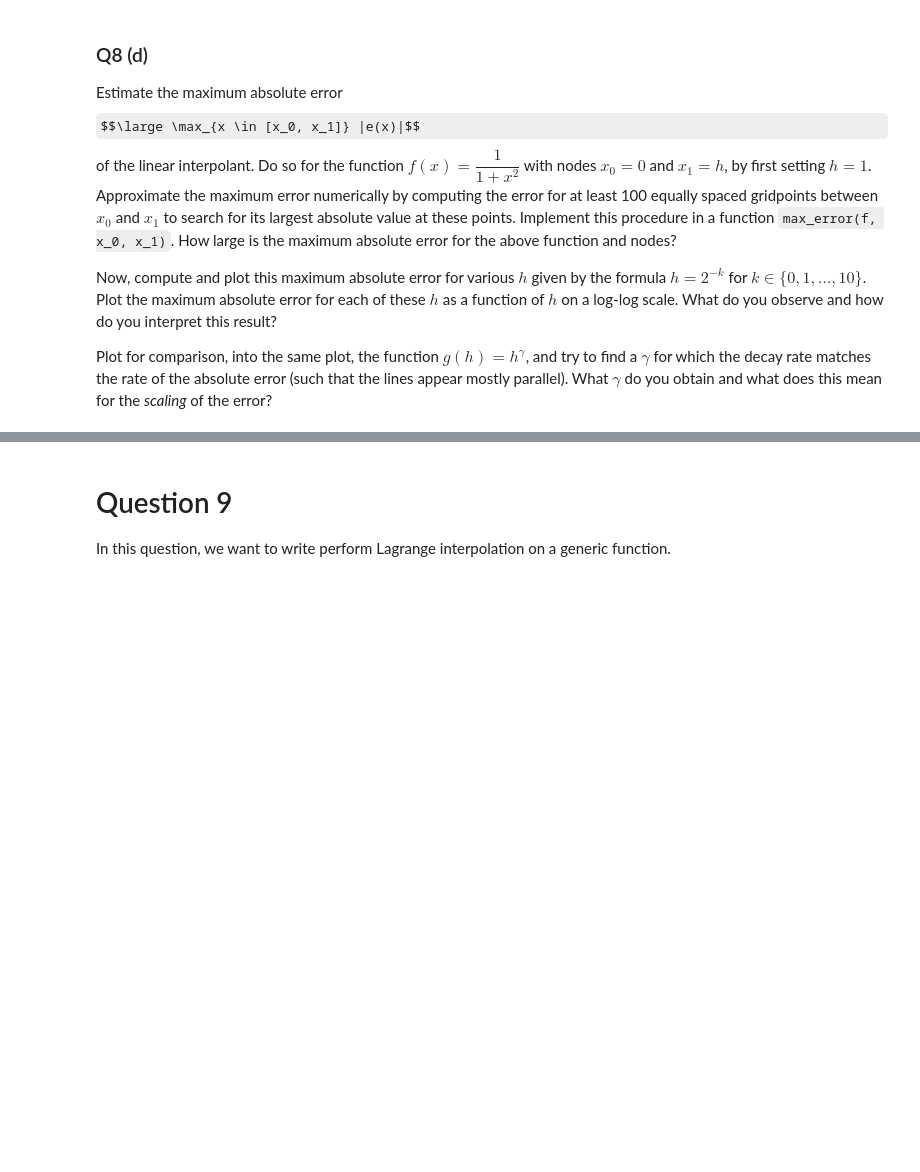
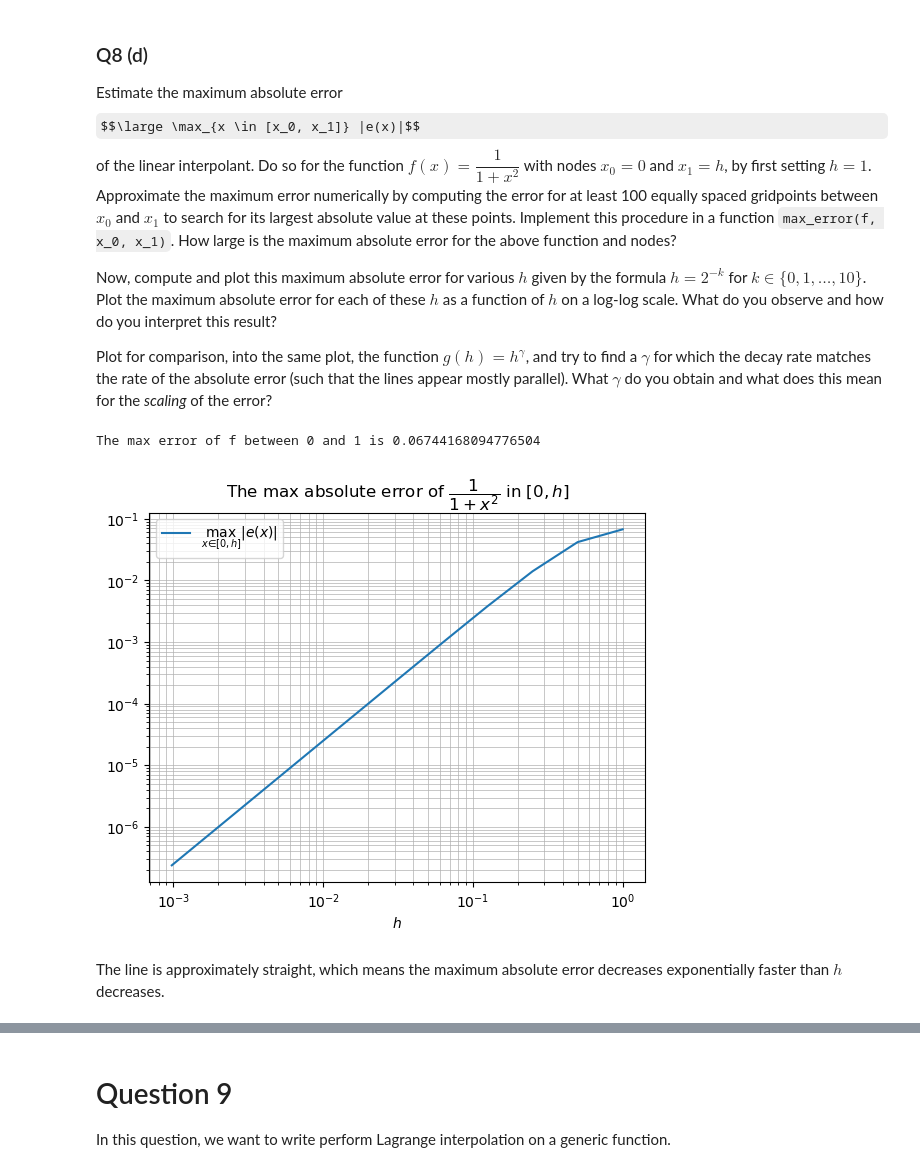
Before and after one commit to DoctorDalek1963/uni, a Jupyter notebook: second-year/MA2K4-Numerical-Methods-and-Computing/Ass-1/Dyson_Dyson_5503449_MA2K4_Assignment_1.ipynb, the cells around one changed output, grey strips where cells are left out. Cells and saved outputs as stored; diff of their text form; code cells hidden in the pictures; some formulas as TeX source; blank space fills up the shorter version.

```diff
--- a/second-year/MA2K4-Numerical-Methods-and-Computing/Ass-1/Dyson_Dyson_5503449_MA2K4_Assignment_1.ipynb
+++ b/second-year/MA2K4-Numerical-Methods-and-Computing/Ass-1/Dyson_Dyson_5503449_MA2K4_Assignment_1.ipynb
@@ -170,4 +180,40 @@ Now, compute and plot this maximum absolute error for various $h$ given by the f
 
 Plot for comparison, into the same plot, the function $g(h) = h^\gamma$, and try to find a $\gamma$ for which the decay rate matches the rate of the absolute error (such that the lines appear mostly parallel). What $\gamma$ do you obtain and what does this mean for the *scaling* of the error?
 # %%
-# TODO
+def max_error(f, x_0, x_1):
+    x = np.linspace(x_0, x_1, 500)
+    absolutes = np.abs(interpolation_error(f, x_0, x_1, x))
+    # We use np.maximum.reduce because np.max would reduce all the way
+    # to a scalar, but we want to only reduce by one dimension, so that
+    # we can take an array in x_1 and return an array. This makes the
+    # plots more efficient to compute
+    return np.maximum.reduce(absolutes)
+# %%
+print("The max error of f between 0 and 1 is", max_error(lambda x: 1 / (1 + x*x), 0, 1))
+# %% [output]
+The max error of f between 0 and 1 is 0.06744168094776504
+# %%
+def plot_max_error() -> None:
+    k = np.arange(11)
+    h = 2.0**(-k)
+    max_error_h = max_error(lambda x: 1 / (1 + x*x), 0, h)
+
+    plt.loglog(h, max_error_h, label=r"$\max_{x \in [0, h]} |e(x)|$")
+
+    plt.grid(True, which='both', linestyle='-', linewidth=0.5)
+
+    plt.title(r"The max absolute error of $\dfrac{1}{1 + x^2}$ in $[0, h]$")
+    plt.xlabel("$h$")
+    # plt.ylabel(r"$\max_{x \in [0, h]} |e(x)|$")
+    plt.legend()
+
+    plt.show()
+    plt.clf()
+    plt.close()
+
+
+plot_max_error()
+# %% [output]
+[figure, added]
+# %% [markdown]
+The line is approximately straight, which means the maximum absolute error decreases exponentially faster than $h$ decreases.
```
Also changed, not shown: parts of 8 cells of this notebook.
